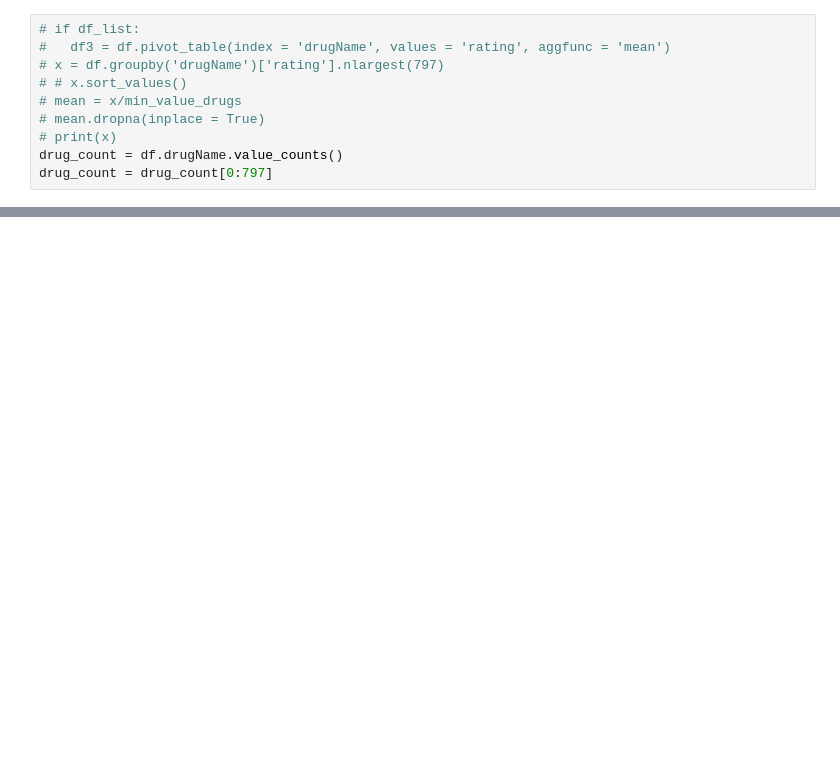
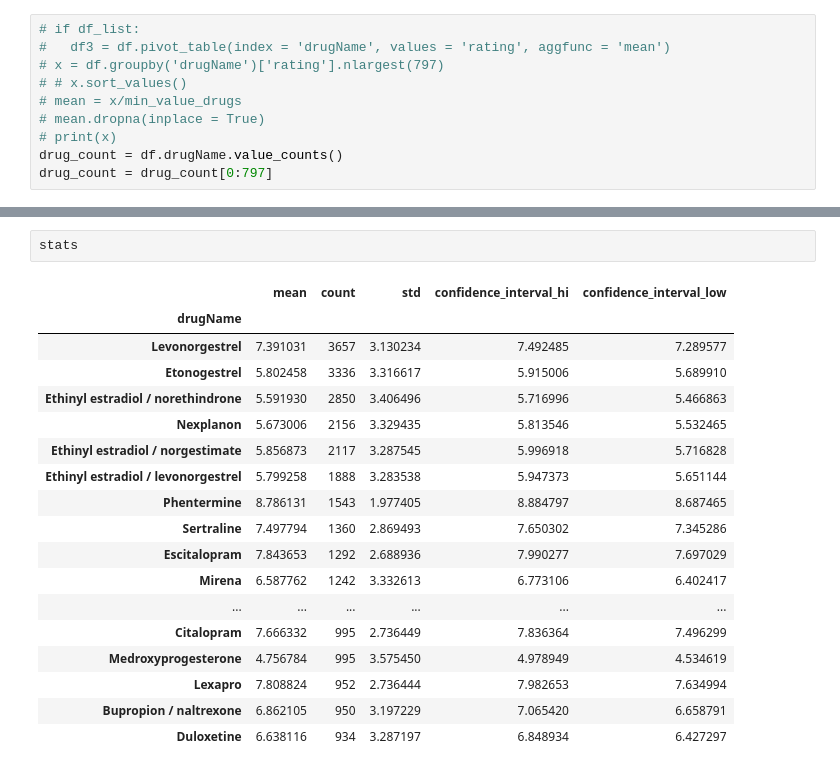
Before and after one commit to bloominstituteoftechnology/DS-Unit-1-Sprint-3-Statistical-Tests-and-Experiments, a Jupyter notebook: module2-sampling-confidence-intervals-and-hypothesis-testing/LS_DS_142_Sampling_Confidence_Intervals_and_Hypothesis_Testing.ipynb, the cells around one changed output, grey strips where cells are left out. Drawn from its saved outputs; the diff is of its cells as text; blank space fills up the shorter version.

```diff
--- a/module2-sampling-confidence-intervals-and-hypothesis-testing/LS_DS_142_Sampling_Confidence_Intervals_and_Hypothesis_Testing.ipynb
+++ b/module2-sampling-confidence-intervals-and-hypothesis-testing/LS_DS_142_Sampling_Confidence_Intervals_and_Hypothesis_Testing.ipynb
@@ -263,0 +281,21 @@ min_sample_mean_ratings
+# %%
+stats
+# %% [output]
+|  | mean | count | std | confidence_interval_hi | confidence_interval_low |
+| drugName |  |  |  |  |  |
+| Levonorgestrel | 7.391031 | 3657 | 3.130234 | 7.492485 | 7.289577 |
+| Etonogestrel | 5.802458 | 3336 | 3.316617 | 5.915006 | 5.689910 |
+| Ethinyl estradiol / norethindrone | 5.591930 | 2850 | 3.406496 | 5.716996 | 5.466863 |
+| Nexplanon | 5.673006 | 2156 | 3.329435 | 5.813546 | 5.532465 |
+| Ethinyl estradiol / norgestimate | 5.856873 | 2117 | 3.287545 | 5.996918 | 5.716828 |
+| Ethinyl estradiol / levonorgestrel | 5.799258 | 1888 | 3.283538 | 5.947373 | 5.651144 |
+| Phentermine | 8.786131 | 1543 | 1.977405 | 8.884797 | 8.687465 |
+| Sertraline | 7.497794 | 1360 | 2.869493 | 7.650302 | 7.345286 |
+| Escitalopram | 7.843653 | 1292 | 2.688936 | 7.990277 | 7.697029 |
+| Mirena | 6.587762 | 1242 | 3.332613 | 6.773106 | 6.402417 |
+| ... | ... | ... | ... | ... | ... |
+| Citalopram | 7.666332 | 995 | 2.736449 | 7.836364 | 7.496299 |
+| Medroxyprogesterone | 4.756784 | 995 | 3.575450 | 4.978949 | 4.534619 |
+| Lexapro | 7.808824 | 952 | 2.736444 | 7.982653 | 7.634994 |
+| Bupropion / naltrexone | 6.862105 | 950 | 3.197229 | 7.065420 | 6.658791 |
+| Duloxetine | 6.638116 | 934 | 3.287197 | 6.848934 | 6.427297 |
```
Also changed, not shown: parts of 13 cells of this notebook.
